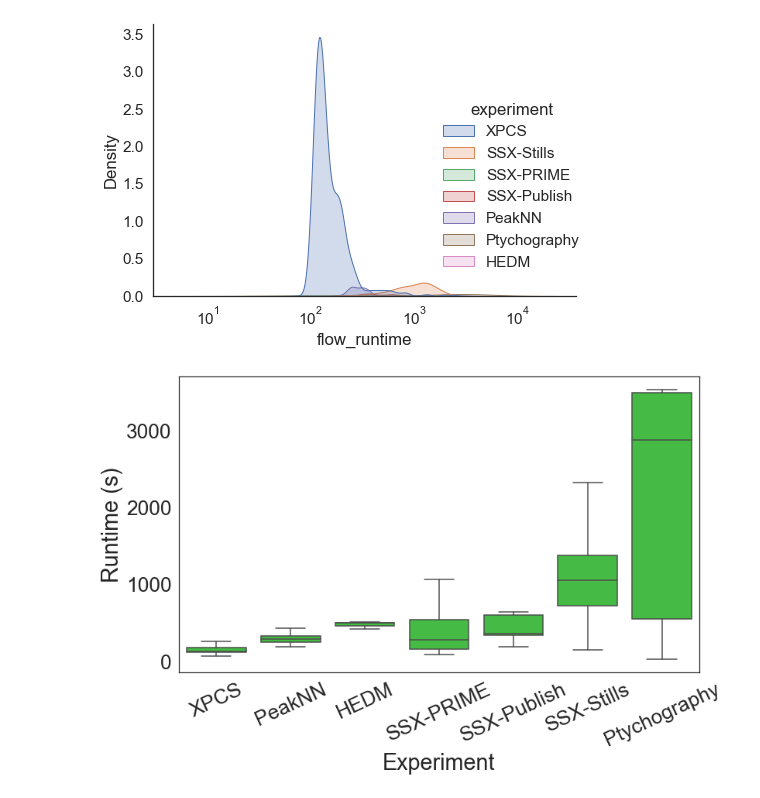
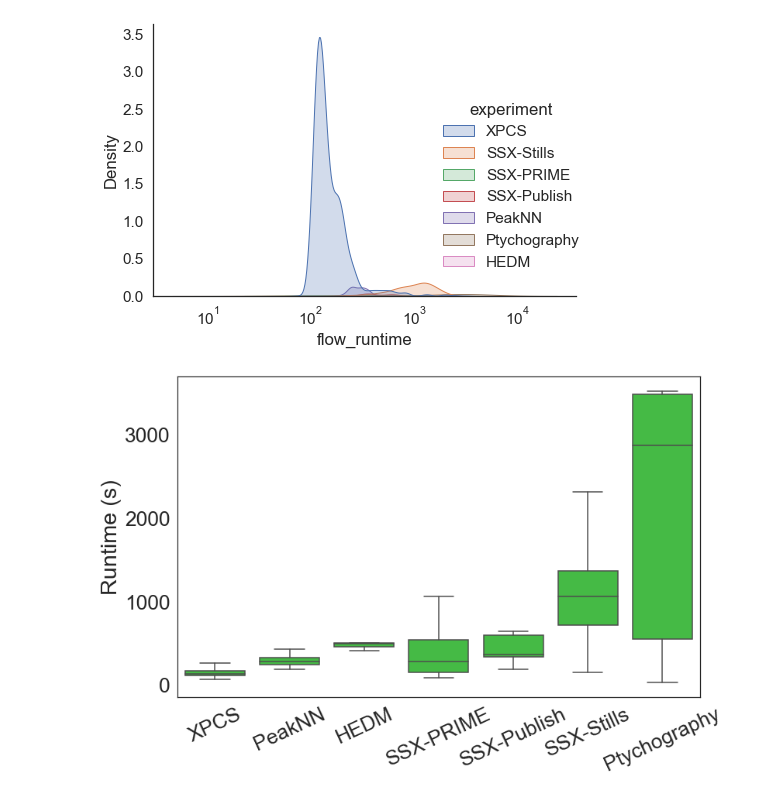
Before and after one commit to globus-labs/gladier-plots, a Jupyter notebook: gladier-figures.ipynb, the cells around one changed output. Cells and saved outputs as stored; diff of their text form; code cells hidden in the pictures.

```diff
--- a/gladier-figures.ipynb
+++ b/gladier-figures.ipynb
@@ -246,7 +323,7 @@ cols = df.columns[df.columns.str.contains(pat = '_runtime') & ~df.columns.str.co
 
 df2 = df[cols[0]]
 
-sns.set(font_scale=2.4, style='white')
+sns.set(font_scale=3, style='white')
 fig, axs = plt.subplots(ncols=11, sharey=True, sharex=False, figsize=(35,5), )
 i = 0
 for coln in cols:
@@ -352,7 +429,7 @@ Name: PrePublishIngest_overhead, Length: 2197, dtype: float64
 # %%
 filter_col = [col for col in df if col.endswith('_overhead')]
 
-sns.set(font_scale=2.4, style='white')
+sns.set(font_scale=3, style='white')
 fig, axs = plt.subplots(ncols=11, sharey=True, sharex=False, figsize=(35,5), )
 i = 0
 for coln in filter_col:
@@ -556,14 +633,14 @@ plt.savefig('runtime_displot.png')
 # %%
 sns.set(font_scale=2.4, style='white')
 plt.figure(figsize=(12,8))
 
 ax = sns.boxplot(x="experiment", y="flow_runtime", color="limegreen", data=df_all, showfliers=False,
                  order=['XPCS', 'PeakNN', 'HEDM', 'SSX-PRIME', 'SSX-Publish', 'SSX-Stills', 'Ptychography'])
 ax.set_ylabel("Runtime (s)")
-ax.set_xlabel("Experiment")
+ax.set_xlabel("")
 
 plt.xticks(rotation=25)#, ha="right")
 plt.tight_layout()
 plt.savefig('runtime_boxplot.png')
 # %% [output]
-[figure, old version]
+[figure, new version]
```
Also changed, not shown: parts of 13 cells of this notebook.
